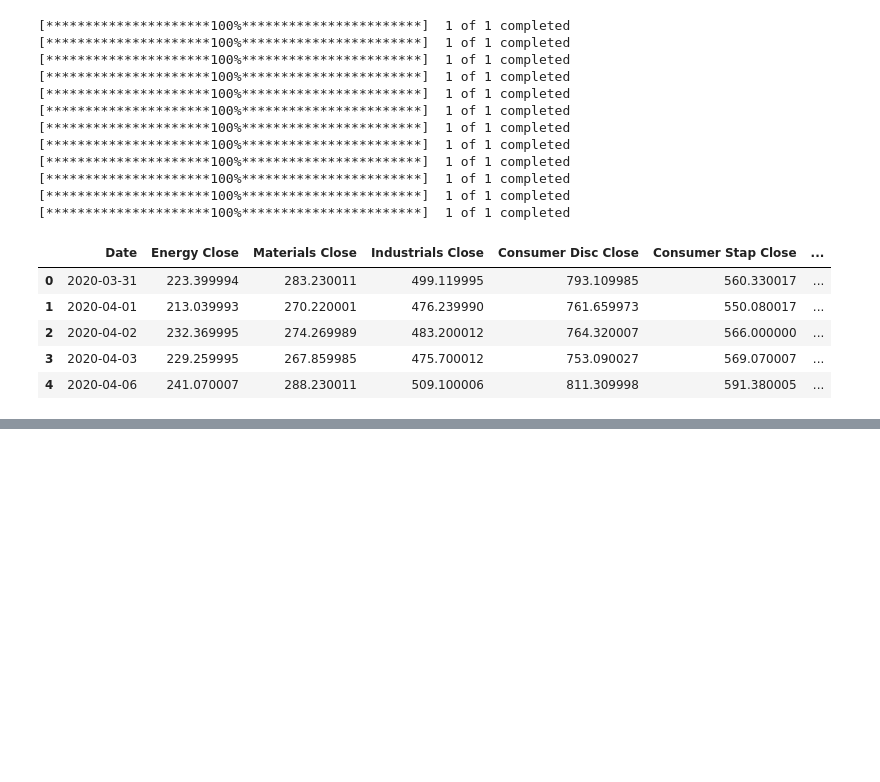
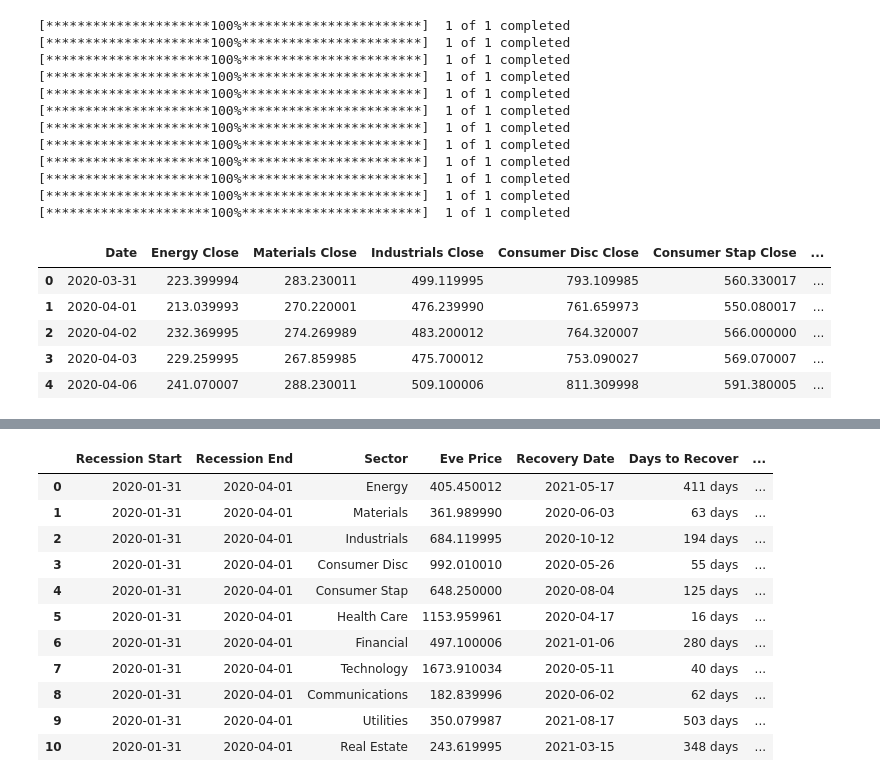
Before and after one commit to MAICATRAN/Group_Project1, a Jupyter notebook: Chris_Branch/Chris_Branch.ipynb, the cells around one changed output, grey strips where cells are left out. Saved outputs shown, nothing was run; the diff lists cells and outputs as text; code cells hidden in the pictures; blank space fills up the shorter version.

```diff
--- a/Chris_Branch/Chris_Branch.ipynb
+++ b/Chris_Branch/Chris_Branch.ipynb
@@ -352,0 +392,19 @@ Eve_to_Recovery_df
+# %%
+# Determine the number of days between Recession Start and Recession End for each sector.
+
+Length_Of_Recession_df=Eve_to_Recovery_df['Recession End']-Eve_to_Recovery_df['Recession Start']
+Eve_to_Recovery_df["Length of Recession"]=Length_Of_Recession_df
+Eve_to_Recovery_df
+# %% [output]
+|  | Recession Start | Recession End | Sector | Eve Price | Recovery Date | Days to Recover | ... |
+| 0 | 2020-01-31 | 2020-04-01 | Energy | 405.450012 | 2021-05-17 | 411 days | ... |
+| 1 | 2020-01-31 | 2020-04-01 | Materials | 361.989990 | 2020-06-03 | 63 days | ... |
+| 2 | 2020-01-31 | 2020-04-01 | Industrials | 684.119995 | 2020-10-12 | 194 days | ... |
+| 3 | 2020-01-31 | 2020-04-01 | Consumer Disc | 992.010010 | 2020-05-26 | 55 days | ... |
+| 4 | 2020-01-31 | 2020-04-01 | Consumer Stap | 648.250000 | 2020-08-04 | 125 days | ... |
+| 5 | 2020-01-31 | 2020-04-01 | Health Care | 1153.959961 | 2020-04-17 | 16 days | ... |
+| 6 | 2020-01-31 | 2020-04-01 | Financial | 497.100006 | 2021-01-06 | 280 days | ... |
+| 7 | 2020-01-31 | 2020-04-01 | Technology | 1673.910034 | 2020-05-11 | 40 days | ... |
+| 8 | 2020-01-31 | 2020-04-01 | Communications | 182.839996 | 2020-06-02 | 62 days | ... |
+| 9 | 2020-01-31 | 2020-04-01 | Utilities | 350.079987 | 2021-08-17 | 503 days | ... |
+| 10 | 2020-01-31 | 2020-04-01 | Real Estate | 243.619995 | 2021-03-15 | 348 days | ... |
```
Also changed, not shown: parts of 12 cells of this notebook, 1 other file.
